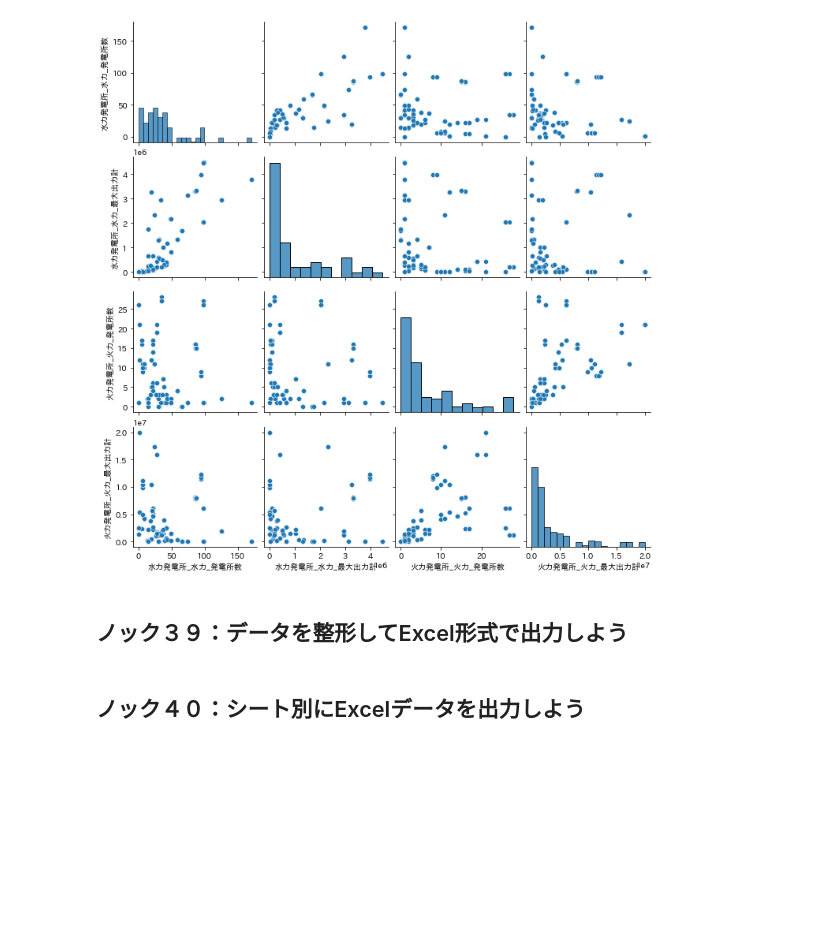
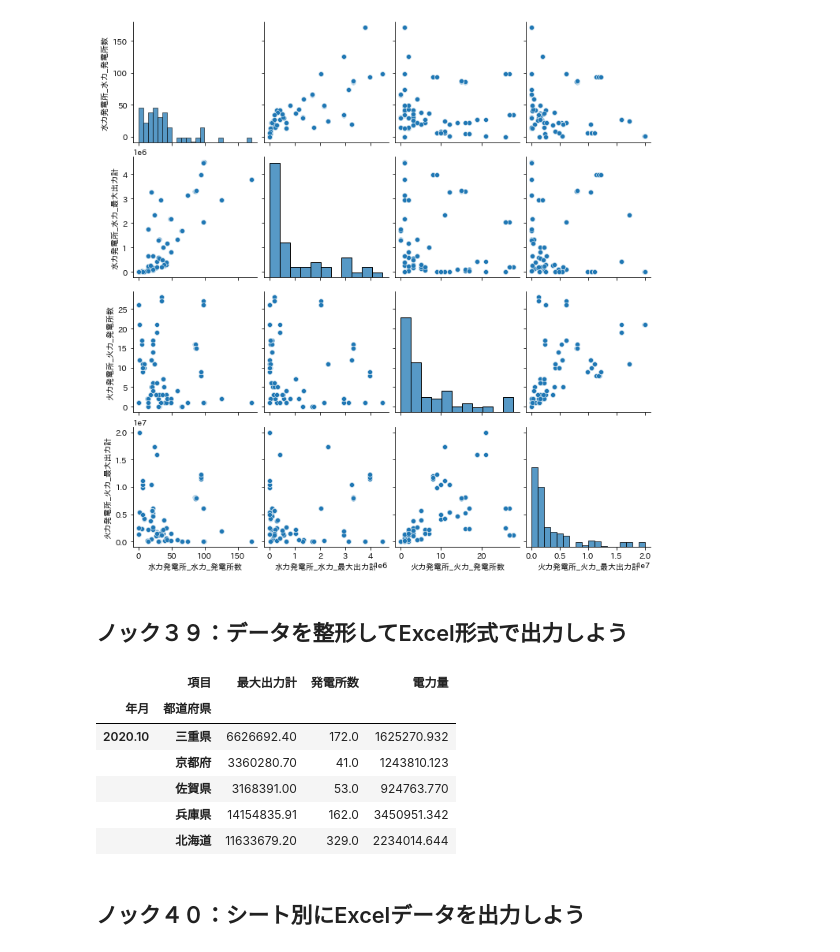
Before and after one commit to winuim/python-process-visualization-100, a Jupyter notebook: chapter-2/src/chapter-2.ipynb, the cells around one changed output. Cells and saved outputs as stored; diff of their text form; code cells hidden in the pictures; blank space fills up the shorter version.

```diff
--- a/chapter-2/src/chapter-2.ipynb
+++ b/chapter-2/src/chapter-2.ipynb
@@ -605,3 +605,14 @@ sns.pairplot(viz_data.iloc[:,0:4])
 [figure]
 # %% [markdown]
 ## ノック３９：データを整形してExcel形式で出力しよう
+# %%
+output = datas_v_all.pivot_table(values="値", columns="項目", index=["年月","都道府県"], aggfunc="sum")
+output.head()
+# %% [output]
+|  | 項目 | 最大出力計 | 発電所数 | 電力量 |
+| 年月 | 都道府県 |  |  |  |
+| 2020.10 | 三重県 | 6626692.40 | 172.0 | 1625270.932 |
+|  | 京都府 | 3360280.70 | 41.0 | 1243810.123 |
+|  | 佐賀県 | 3168391.00 | 53.0 | 924763.770 |
+|  | 兵庫県 | 14154835.91 | 162.0 | 3450951.342 |
+|  | 北海道 | 11633679.20 | 329.0 | 2234014.644 |
```
Also changed, not shown: parts of 1 cell of this notebook.
